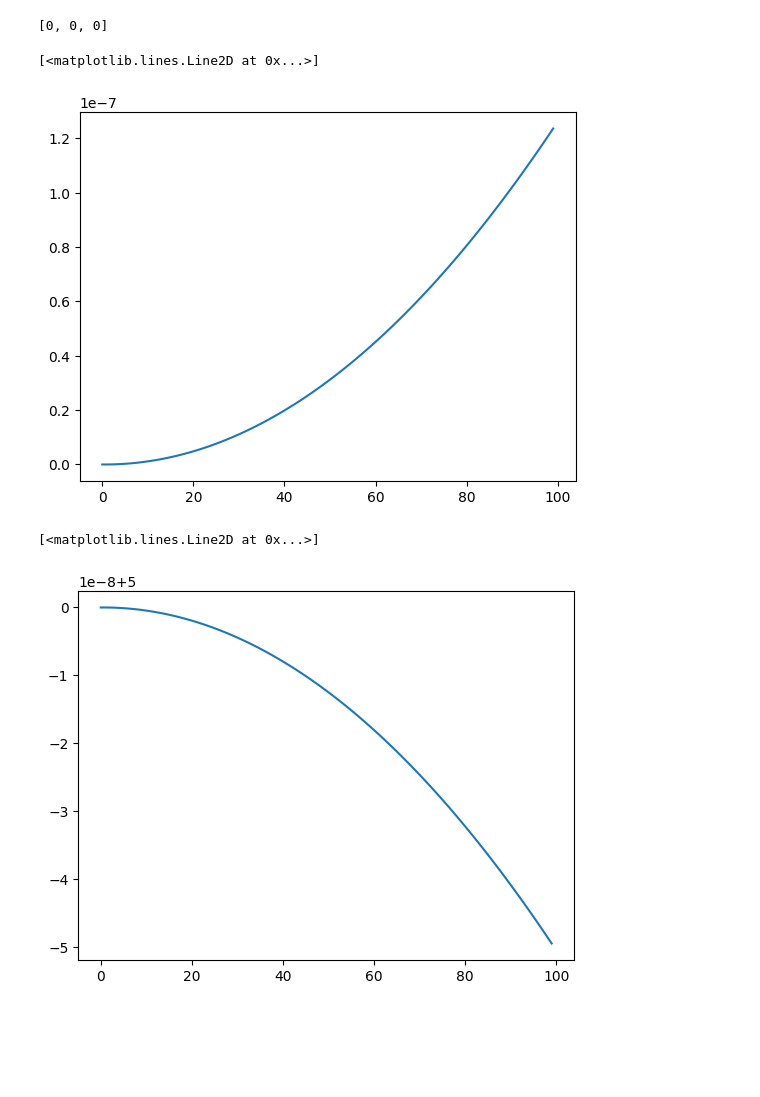
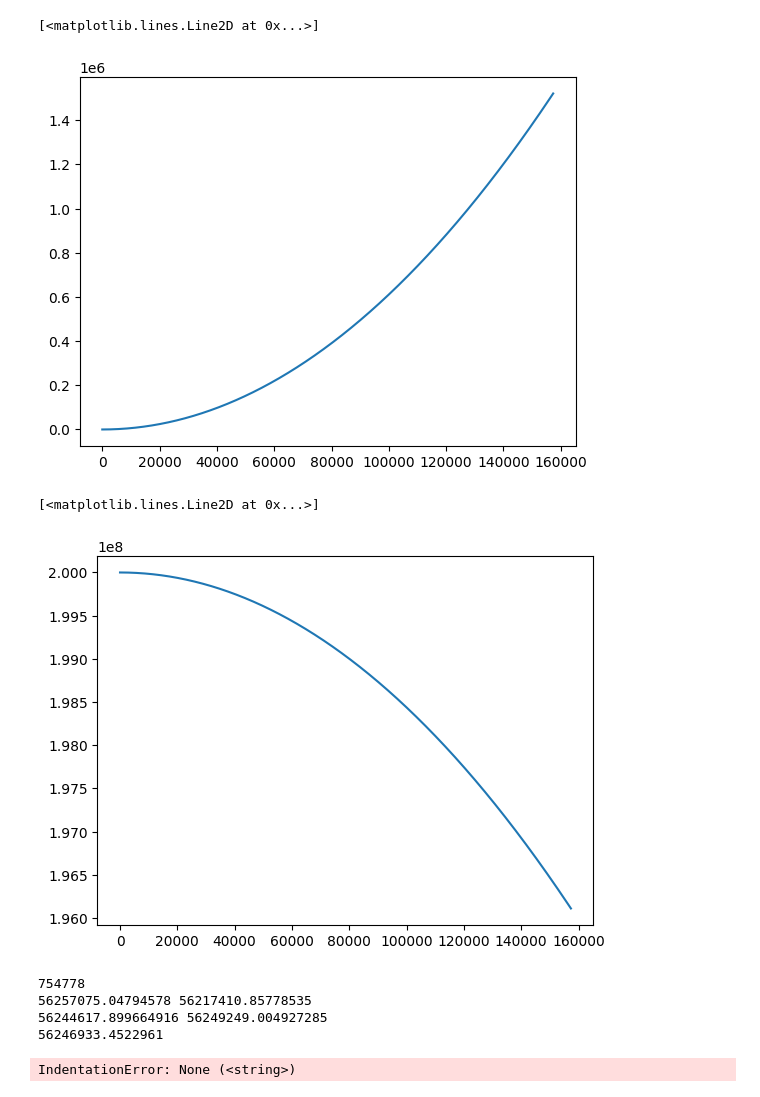
Before and after one commit to AndrewSykes1/grav-sim, a Jupyter notebook: gravitational_test_setup.IPYNB, the cells around one changed output. Saved outputs shown, nothing was run; the diff lists cells and outputs as text; code cells hidden in the pictures; blank space fills up the shorter version.

Commit message:
Encountered weirdest bug of my life, fixed it, and now have some visualization complete and sim completely done

```diff
--- a/gravitational_test_setup.IPYNB
+++ b/gravitational_test_setup.IPYNB
@@ -9,9 +10,10 @@ G = 6.67430*10**(-11)
 pos_planet1 = [0,0,0]
 vel_planet1 = [0,0,0]
 acc_planet1 = [0,0,0]
-mass_planet1 = 200
-pos_planet2 = [5,10,0]
+mass_planet1 = 5.9*10**22.5
+
+pos_planet2 = [2*10**8,0,0]
 vel_planet2 = [0,0,0]
 acc_planet2 = [0,0,0]
-mass_planet2 = 500
+mass_planet2 = 7.3*10**22
 # %%
@@ -25 +25,15 @@ def calc_gravF(m1,m2,pos1,pos2):
     return [G * m1 * m2 / (r ** 2), r]
+# %%
+# For loop to simulate frames
+simulation_length = 10**6 # Each frame represents 1 second
+information_dict = {}
+
+der_names = ["pos","vel","acc"]
+for i in range(2):
+    name = "p" + str(i + 1)
+    information_dict[name] = {}
+
+    for j in range(3):
+        information_dict[name][der_names[j]] = []
+
+print(f'Days:{simulation_length/60/60/24}')
@@ -74,26 +93,31 @@ for frame in range(simulation_length):
-# %%
-print(information_dict["p1"]["pos"][:][0])
-x_pos1 = []
-for i in range(simulation_length):
-    x_pos1.append(information_dict['p1']['pos'][i][0])
-x_pos2 = []
-for i in range(simulation_length):
-    x_pos2.append(information_dict['p2']['pos'][i][0])
-x_pos1 = []
-for i in range(simulation_length):
-    x_pos1.append(information_dict['p1']['pos'][i][0])
-x_pos2 = []
-for i in range(simulation_length):
-    x_pos2.append(information_dict['p2']['pos'][i][0])
-# %% [output]
-[0, 0, 0]
+# %%
+x1_acc = []
+x2_acc = []
+for i in range(simulation_length):
+    x1_acc.append(information_dict['p1']['pos'][i][0])
+    x2_acc.append(information_dict['p2']['pos'][i][0])
 # %%
-plt.plot(range(simulation_length), x_pos1)
+plt.plot(range(157349), x1_acc[0:157349])
 # %% [output]
 [<matplotlib.lines.Line2D at 0x...>]
-[figure, old version]
+[figure, new version]
 # %%
-plt.plot(range(simulation_length), x_pos2)
+plt.plot(range(157349), x2_acc[0:157349])
 # %% [output]
 [<matplotlib.lines.Line2D at 0x...>]
-[figure, old version]
+[figure, new version]
+# %%
+for i in range(simulation_length):
+    if information_dict['p1']['pos'][i][0] > information_dict['p2']['pos'][i][0]:
+        print(i)
+        print(information_dict['p1']['pos'][i][0], information_dict['p2']['pos'][i][0])
+        print(information_dict['p1']['pos'][i-1][0], information_dict['p2']['pos'][i-1][0])
+        position_of_crossover = (information_dict['p2']['pos'][i-1][0] + information_dict['p1']['pos'][i-1][0])/2
+        print(position_of_crossover)
+        raise IndentationError
+# %% [output]
+754778
+56257075.04794578 56217410.85778535
+56244617.899664916 56249249.004927285
+56246933.4522961
+IndentationError: None (<string>)
```
Also changed, not shown: parts of 4 cells of this notebook.
